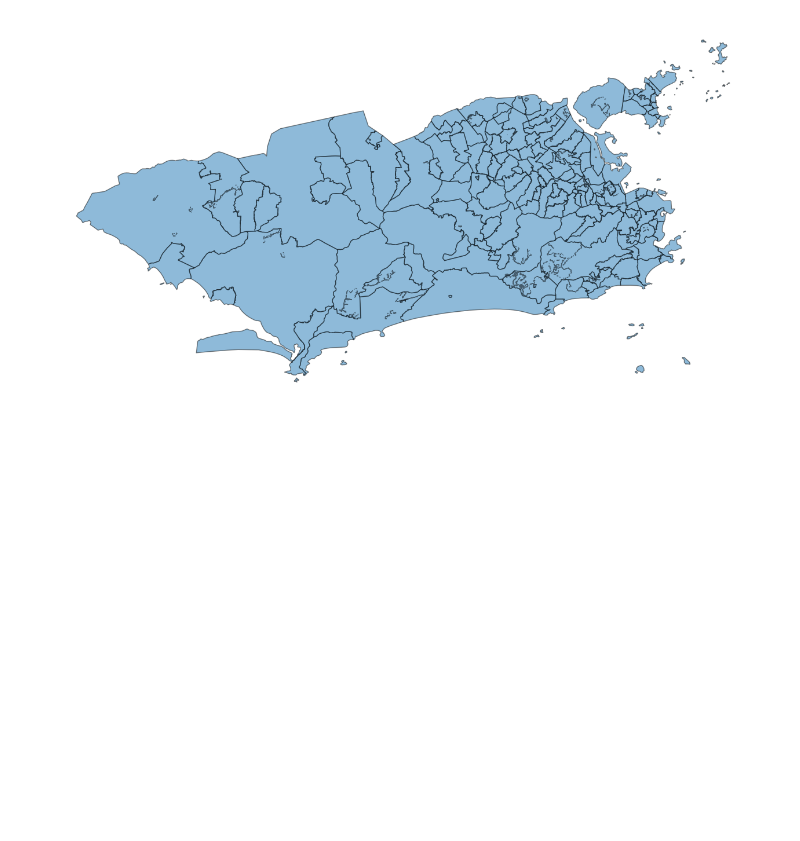
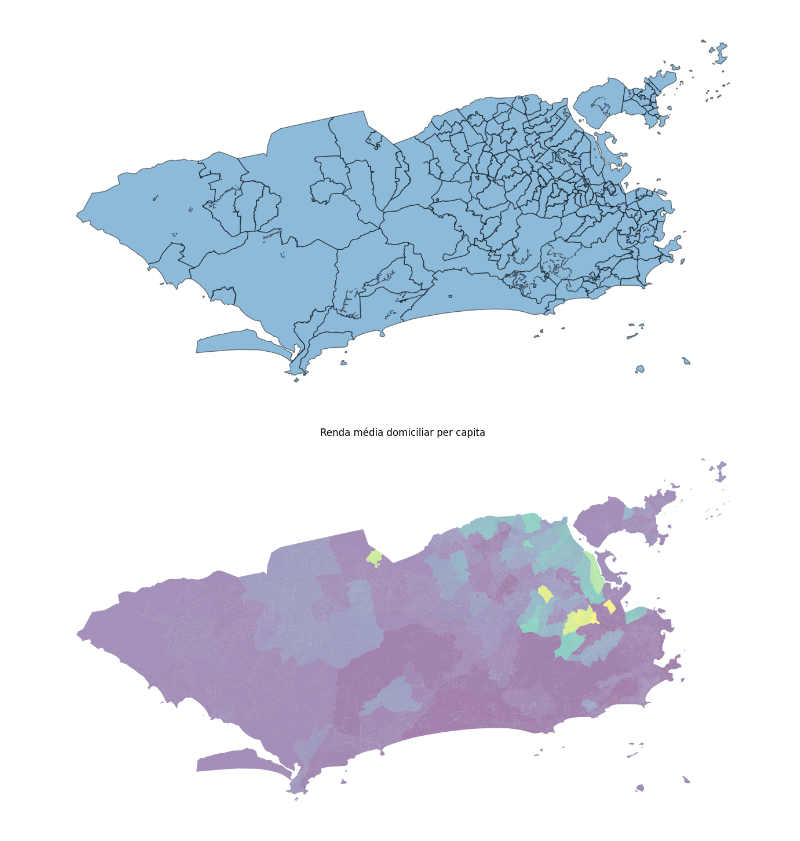
Before and after one commit to GDevigili/TCC-IBGE, a Jupyter notebook: src/data-vis/eda.ipynb, the cells around one changed output. Cells and saved outputs as stored; diff of their text form; code cells hidden in the pictures; blank space fills up the shorter version.

Commit message:
define plot_map()

```diff
--- a/src/data-vis/eda.ipynb
+++ b/src/data-vis/eda.ipynb
@@ -267,0 +266,11 @@ df_rio_grouped =
+# %%
+def plot_map(gdf, column, title, cmap='viridis', figsize=(16, 10)):
+    gdf = gdf[['geometry', column]]
+    ax = gdf.plot(column=column, figsize=figsize, alpha=0.5)
+    ax.set_axis_off()
+    plt.title(title)
+    plt.show()
+
+plot_map(gdf_rio_bairros, column='RENDIMENTO MENSAL DOMICILIAR EM JULHO DE 2010 ', title='Renda média domiciliar per capita')
+# %% [output]
+[figure, added]
```
Also changed, not shown: parts of 6 cells of this notebook.
